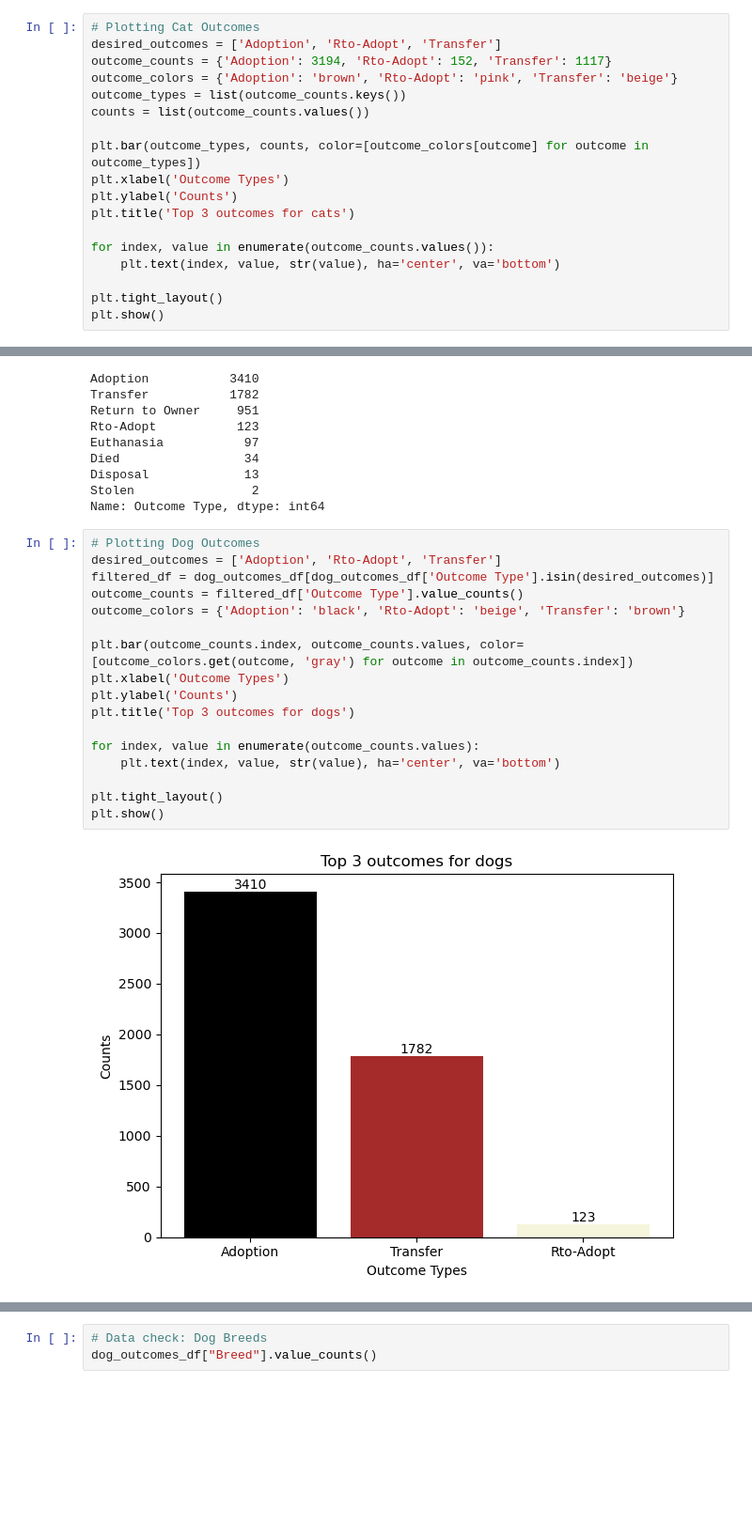
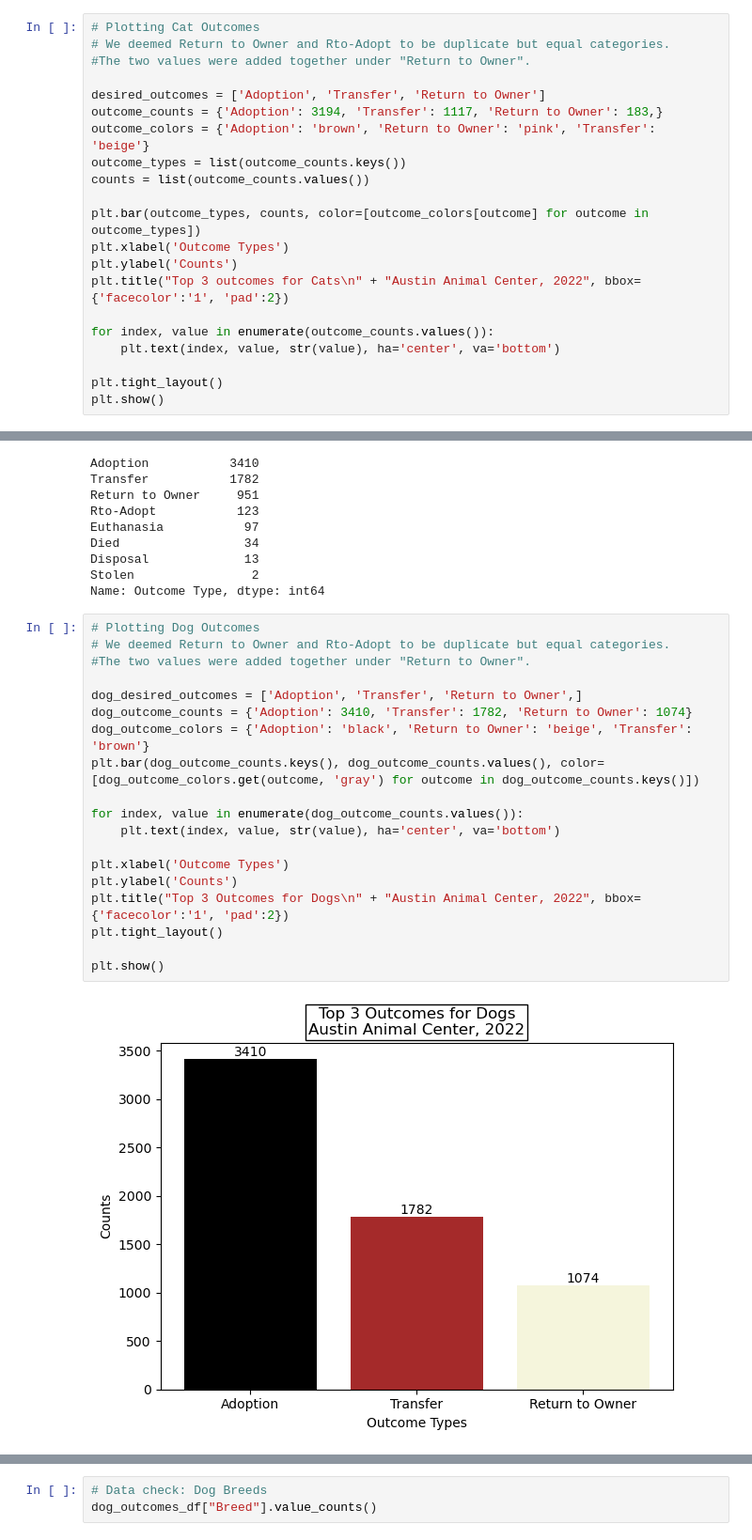
Before and after one commit to SariStormdance/Project_1, a Jupyter notebook: Project Notebook/Project1_Latest.ipynb, the cells around one changed output, grey strips where cells are left out. Shown at 94% size. Cells and saved outputs as stored; diff of their text form; blank space fills up the shorter version.

```diff
--- a/Project Notebook/Project1_Latest.ipynb
+++ b/Project Notebook/Project1_Latest.ipynb
@@ -166,16 +161,19 @@ Relocate              1
 Name: Outcome Type, dtype: int64
 # %%
 # Plotting Cat Outcomes
-desired_outcomes = ['Adoption', 'Rto-Adopt', 'Transfer']
-outcome_counts = {'Adoption': 3194, 'Rto-Adopt': 152, 'Transfer': 1117}
-outcome_colors = {'Adoption': 'brown', 'Rto-Adopt': 'pink', 'Transfer': 'beige'}
+# We deemed Return to Owner and Rto-Adopt to be duplicate but equal categories.
+#The two values were added together under "Return to Owner".
+
+desired_outcomes = ['Adoption', 'Transfer', 'Return to Owner']
+outcome_counts = {'Adoption': 3194, 'Transfer': 1117, 'Return to Owner': 183,}
+outcome_colors = {'Adoption': 'brown', 'Return to Owner': 'pink', 'Transfer': 'beige'}
 outcome_types = list(outcome_counts.keys())
 counts = list(outcome_counts.values())
 
 plt.bar(outcome_types, counts, color=[outcome_colors[outcome] for outcome in outcome_types])
 plt.xlabel('Outcome Types')
 plt.ylabel('Counts')
-plt.title('Top 3 outcomes for cats')
+plt.title("Top 3 outcomes for Cats\n" + "Austin Animal Center, 2022", bbox={'facecolor':'1', 'pad':2})
 
 for index, value in enumerate(outcome_counts.values()):
     plt.text(index, value, str(value), ha='center', va='bottom')
@@ -272,23 +271,25 @@ Stolen                2
 Name: Outcome Type, dtype: int64
 # %%
 # Plotting Dog Outcomes
-desired_outcomes = ['Adoption', 'Rto-Adopt', 'Transfer']
-filtered_df = dog_outcomes_df[dog_outcomes_df['Outcome Type'].isin(desired_outcomes)]
-outcome_counts = filtered_df['Outcome Type'].value_counts()
-outcome_colors = {'Adoption': 'black', 'Rto-Adopt': 'beige', 'Transfer': 'brown'}
+# We deemed Return to Owner and Rto-Adopt to be duplicate but equal categories.
+#The two values were added together under "Return to Owner".
 
-plt.bar(outcome_counts.index, outcome_counts.values, color=[outcome_colors.get(outcome, 'gray') for outcome in outcome_counts.index])
+dog_desired_outcomes = ['Adoption', 'Transfer', 'Return to Owner',]
+dog_outcome_counts = {'Adoption': 3410, 'Transfer': 1782, 'Return to Owner': 1074}
+dog_outcome_colors = {'Adoption': 'black', 'Return to Owner': 'beige', 'Transfer': 'brown'}
+plt.bar(dog_outcome_counts.keys(), dog_outcome_counts.values(), color=[dog_outcome_colors.get(outcome, 'gray') for outcome in dog_outcome_counts.keys()])
+
+for index, value in enumerate(dog_outcome_counts.values()):
+    plt.text(index, value, str(value), ha='center', va='bottom')
+
 plt.xlabel('Outcome Types')
 plt.ylabel('Counts')
-plt.title('Top 3 outcomes for dogs')
+plt.title("Top 3 Outcomes for Dogs\n" + "Austin Animal Center, 2022", bbox={'facecolor':'1', 'pad':2})
+plt.tight_layout()
 
-for index, value in enumerate(outcome_counts.values):
-    plt.text(index, value, str(value), ha='center', va='bottom')
-
-plt.tight_layout()
 plt.show()
 # %% [output]
-[figure, old version]
+[figure, new version]
 # %%
 # Plotting Dog Adoptions by Month
 dog_adoptions_df = dog_outcomes_df.loc[dog_outcomes_df["Outcome Type"] == "Adoption"]
```
Also changed, not shown: parts of 9 cells of this notebook.
